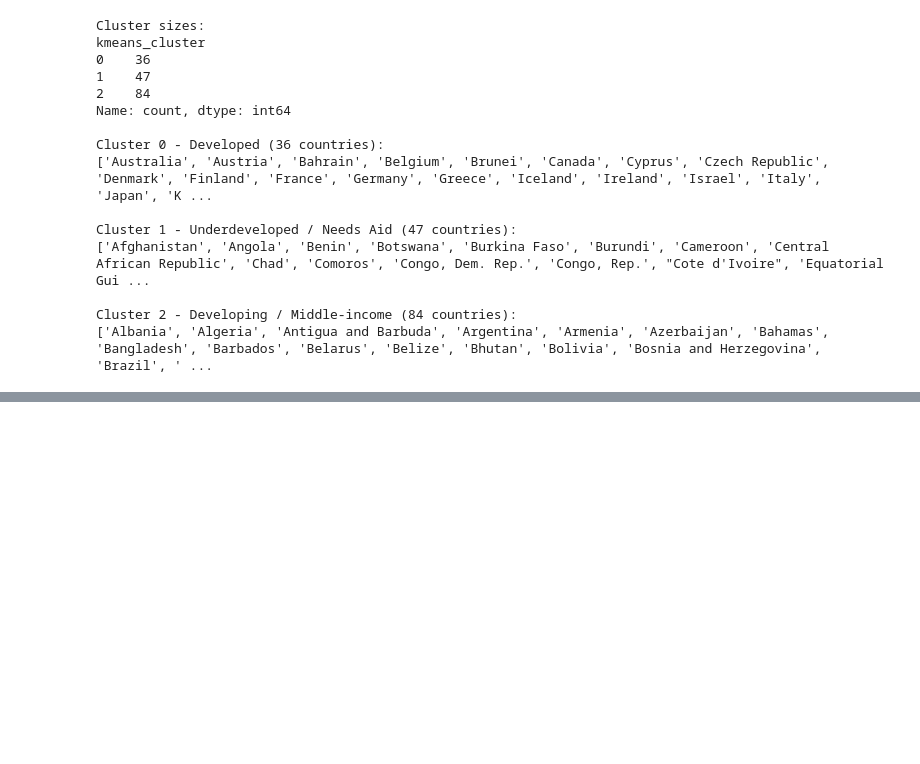
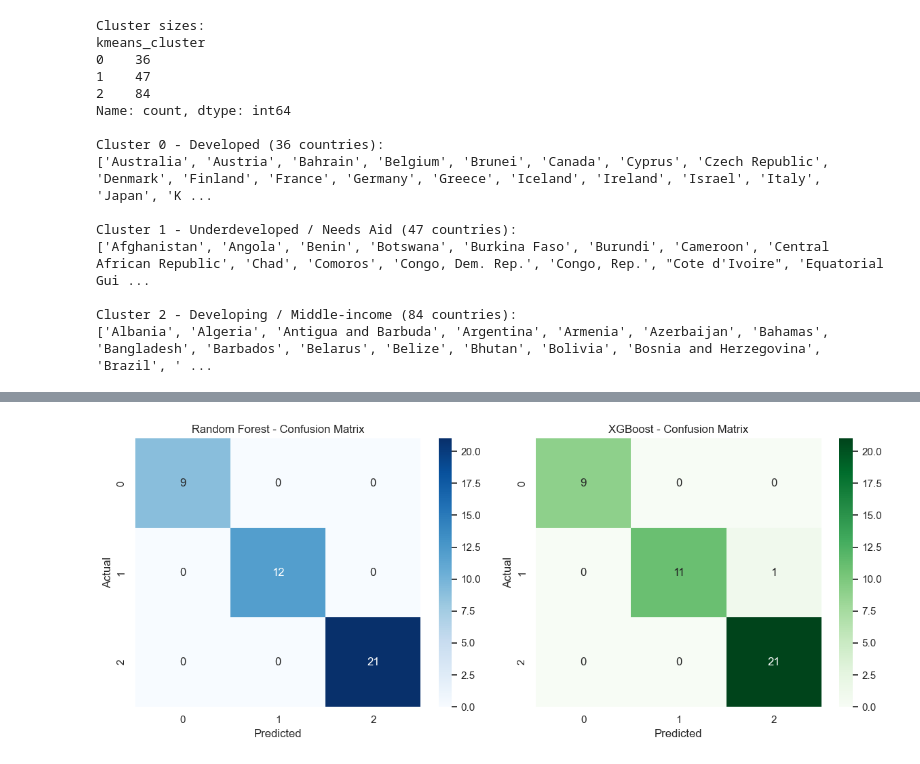
Before and after one commit to autadegayatri/Celebal_CEI_Assignments, a Jupyter notebook: Assign03/week3_Gayatri_Autade.ipynb, the cells around one changed output, grey strips where cells are left out. Cells and saved outputs as stored; diff of their text form; code cells hidden in the pictures; blank space fills up the shorter version.

```diff
--- a/Assign03/week3_Gayatri_Autade.ipynb
+++ b/Assign03/week3_Gayatri_Autade.ipynb
@@ -336,0 +343,11 @@ Cluster 2 - Developing / Middle-income (84 countries):
+# %%
+from sklearn.model_selection import train_test_split
+from sklearn.ensemble import RandomForestClassifier
+from sklearn.metrics import accuracy_score, f1_score, classification_report, confusion_matrix
+from xgboost import XGBClassifier
+
+y = df['kmeans_cluster']
+X_train, X_test, y_train, y_test = train_test_split(
+    X_scaled, y, test_size=0.25, random_state=42, stratify=y
+)
+print('Train size:', X_train.shape[0], '| Test size:', X_test.shape[0])
@@ -336,0 +356,19 @@ Cluster 2 - Developing / Middle-income (84 countries):
+# %%
+# Train Random Forest and XGBoost classifiers
+rf = RandomForestClassifier(n_estimators=300, max_depth=None, random_state=42, n_jobs=-1)
+rf.fit(X_train, y_train)
+rf_preds = rf.predict(X_test)
+
+xgb = XGBClassifier(
+    n_estimators=300, max_depth=4, learning_rate=0.05,
+    random_state=42, eval_metric='mlogloss'
+)
+xgb.fit(X_train, y_train)
+xgb_preds = xgb.predict(X_test)
+
+results = pd.DataFrame({
+    'Model': ['Random Forest', 'XGBoost'],
+    'Accuracy': [accuracy_score(y_test, rf_preds), accuracy_score(y_test, xgb_preds)],
+    'F1 (macro)': [f1_score(y_test, rf_preds, average='macro'), f1_score(y_test, xgb_preds, average='macro')]
+}).round(4)
+results
@@ -336,0 +403,14 @@ Cluster 2 - Developing / Middle-income (84 countries):
+# %%
+fig, axes = plt.subplots(1, 2, figsize=(12, 5))
+sns.heatmap(confusion_matrix(y_test, rf_preds), annot=True, fmt='d', cmap='Blues', ax=axes[0])
+axes[0].set_title('Random Forest - Confusion Matrix')
+axes[0].set_xlabel('Predicted'); axes[0].set_ylabel('Actual')
+
+sns.heatmap(confusion_matrix(y_test, xgb_preds), annot=True, fmt='d', cmap='Greens', ax=axes[1])
+axes[1].set_title('XGBoost - Confusion Matrix')
+axes[1].set_xlabel('Predicted'); axes[1].set_ylabel('Actual')
+
+plt.tight_layout()
+plt.show()
+# %% [output]
+[figure, added]
```
Also changed, not shown: parts of 7 cells of this notebook.
